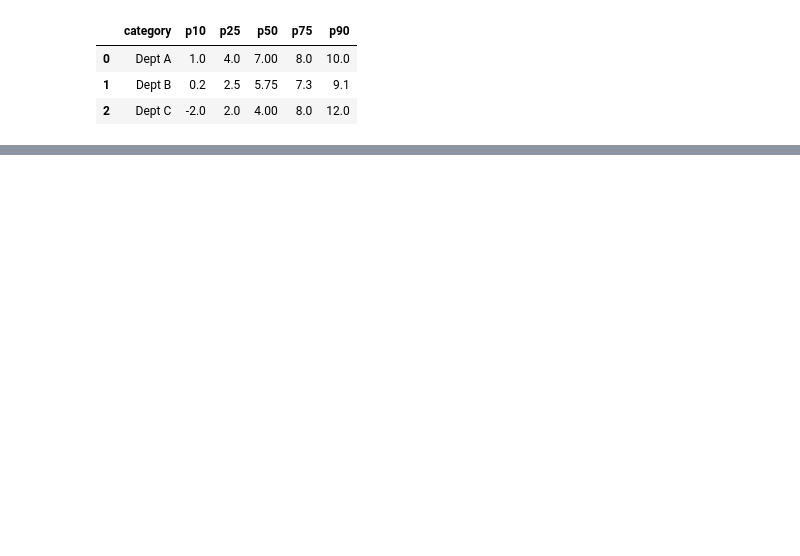
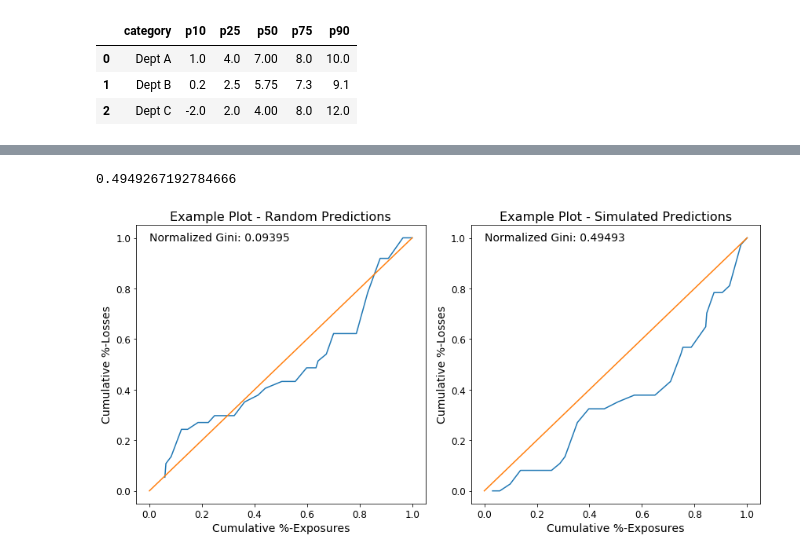
Before and after one commit to AdmiralWen/ds_tools, a Jupyter notebook: Examples/Examples.ipynb, the cells around one changed output, grey strips where cells are left out. Cells and saved outputs as stored; diff of their text form; code cells hidden in the pictures; blank space fills up the shorter version.

```diff
--- a/Examples/Examples.ipynb
+++ b/Examples/Examples.ipynb
@@ -226,0 +228,24 @@ DE.customBoxplot(data, 'category', ['p10', 'p25', 'p50', 'p75', 'p90'], title =
+# %%
+# gini:
+t = np.array([0, 0, 0, 0, 0, 0, 0, 0, 0, 0, 0, 0, 0, 1, 1, 1, 1, 1, 1, 1, 1, 2, 2, 2, 2, 3, 3, 4, 5, 6])
+p = np.array([0.1, 0.1, 0.1, 0.2, 0.2, 0.2, 0.2, 0.31, 0.4, 0.73, 0.31, 0.4, 0.6, 0.2, 0.32, 0.53, 0.74, 0.1, 0.34,
+                     0.9, 0.2, 0.11, 0.71, 0.3, 0.51, 0.61, 0.72, 0.52, 0.29, 0.8])
+w = np.array([8, 3, 4, 9, 6, 2, 13, 8, 11, 8, 7, 9, 8, 5, 13, 2, 7, 10, 16, 6, 8, 10, 1, 11, 15, 14, 7, 10, 12, 11])
+ev.gini(actual = t, predicted = p, weight = w, normalize = True)
+# %% [output]
+0.4949267192784666
+# %%
+# gini_plot:
+import random
+t = np.array([0, 0, 0, 0, 0, 0, 0, 0, 0, 0, 0, 0, 0, 1, 1, 1, 1, 1, 1, 1, 1, 2, 2, 2, 2, 3, 3, 4, 5, 6])
+p = np.array([0.1, 0.1, 0.1, 0.2, 0.2, 0.2, 0.2, 0.31, 0.4, 0.73, 0.31, 0.4, 0.6, 0.2, 0.32, 0.53, 0.74, 0.1, 0.34,
+              0.9, 0.2, 0.11, 0.71, 0.3, 0.51, 0.61, 0.72, 0.52, 0.29, 0.8])
+w = np.array([8, 3, 4, 9, 6, 2, 13, 8, 11, 8, 7, 9, 8, 5, 13, 2, 7, 10, 16, 6, 8, 10, 1, 11, 15, 14, 7, 10, 12, 11])
+r = np.array([round(random.random(), 1) for i in range(30)])
+
+fig, ax = plt.subplots(1, 2, figsize = (12, 6))
+ev.gini_plot(ax[0], actual = t, predicted = r, weight = w, normalize = True, title = 'Example Plot - Random Predictions')
+ev.gini_plot(ax[1], actual = t, predicted = p, weight = w, normalize = True, title = 'Example Plot - Simulated Predictions')
+plt.show()
+# %% [output]
+[figure, added]
```
Also changed, not shown: parts of 23 cells of this notebook.
